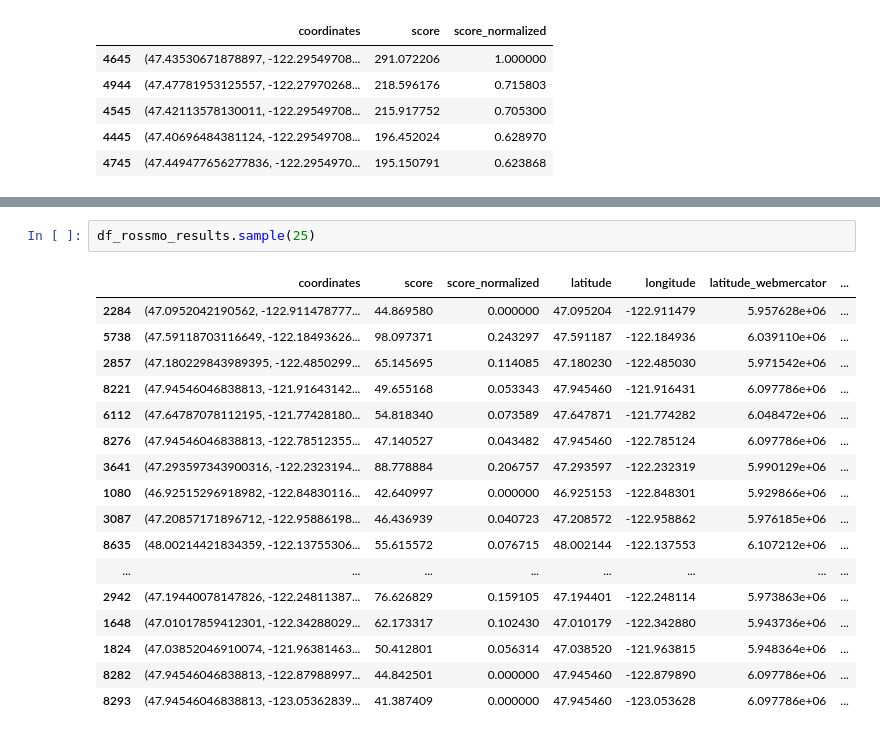
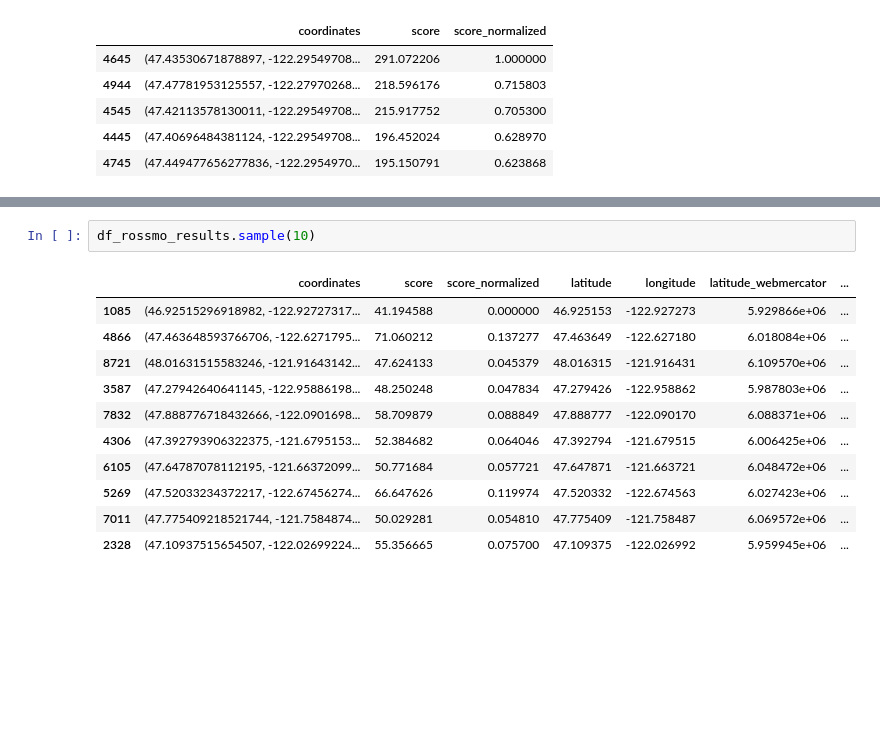
Before and after one commit to aufdemarbeitsmarkt/rossmo_et_ridgway, a Jupyter notebook: rossmo_et_ridgway/main_notebook.ipynb, the cells around one changed output, grey strips where cells are left out. Drawn from its saved outputs; the diff is of its cells as text; blank space fills up the shorter version.

```diff
--- a/rossmo_et_ridgway/main_notebook.ipynb
+++ b/rossmo_et_ridgway/main_notebook.ipynb
@@ -141,22 +130,16 @@ Loading BokehJS ...
 [interactive output not drawn]
 [interactive output not drawn]
 # %%
-df_rossmo_results.sample(25)
+df_rossmo_results.sample(10)
 # %% [output]
 |  | coordinates | score | score_normalized | latitude | longitude | latitude_webmercator | ... |
-| 2284 | (47.0952042190562, -122.911478777... | 44.869580 | 0.000000 | 47.095204 | -122.911479 | 5.957628e+06 | ... |
-| 5738 | (47.59118703116649, -122.18493626... | 98.097371 | 0.243297 | 47.591187 | -122.184936 | 6.039110e+06 | ... |
-| 2857 | (47.180229843989395, -122.4850299... | 65.145695 | 0.114085 | 47.180230 | -122.485030 | 5.971542e+06 | ... |
-| 8221 | (47.94546046838813, -121.91643142... | 49.655168 | 0.053343 | 47.945460 | -121.916431 | 6.097786e+06 | ... |
-| 6112 | (47.64787078112195, -121.77428180... | 54.818340 | 0.073589 | 47.647871 | -121.774282 | 6.048472e+06 | ... |
-| 8276 | (47.94546046838813, -122.78512355... | 47.140527 | 0.043482 | 47.945460 | -122.785124 | 6.097786e+06 | ... |
-| 3641 | (47.293597343900316, -122.2323194... | 88.778884 | 0.206757 | 47.293597 | -122.232319 | 5.990129e+06 | ... |
-| 1080 | (46.92515296918982, -122.84830116... | 42.640997 | 0.000000 | 46.925153 | -122.848301 | 5.929866e+06 | ... |
-| 3087 | (47.20857171896712, -122.95886198... | 46.436939 | 0.040723 | 47.208572 | -122.958862 | 5.976185e+06 | ... |
-| 8635 | (48.00214421834359, -122.13755306... | 55.615572 | 0.076715 | 48.002144 | -122.137553 | 6.107212e+06 | ... |
-| ... | ... | ... | ... | ... | ... | ... | ... |
-| 2942 | (47.19440078147826, -122.24811387... | 76.626829 | 0.159105 | 47.194401 | -122.248114 | 5.973863e+06 | ... |
-| 1648 | (47.01017859412301, -122.34288029... | 62.173317 | 0.102430 | 47.010179 | -122.342880 | 5.943736e+06 | ... |
-| 1824 | (47.03852046910074, -121.96381463... | 50.412801 | 0.056314 | 47.038520 | -121.963815 | 5.948364e+06 | ... |
-| 8282 | (47.94546046838813, -122.87988997... | 44.842501 | 0.000000 | 47.945460 | -122.879890 | 6.097786e+06 | ... |
-| 8293 | (47.94546046838813, -123.05362839... | 41.387409 | 0.000000 | 47.945460 | -123.053628 | 6.097786e+06 | ... |
+| 1085 | (46.92515296918982, -122.92727317... | 41.194588 | 0.000000 | 46.925153 | -122.927273 | 5.929866e+06 | ... |
+| 4866 | (47.463648593766706, -122.6271795... | 71.060212 | 0.137277 | 47.463649 | -122.627180 | 6.018084e+06 | ... |
+| 8721 | (48.01631515583246, -121.91643142... | 47.624133 | 0.045379 | 48.016315 | -121.916431 | 6.109570e+06 | ... |
+| 3587 | (47.27942640641145, -122.95886198... | 48.250248 | 0.047834 | 47.279426 | -122.958862 | 5.987803e+06 | ... |
+| 7832 | (47.888776718432666, -122.0901698... | 58.709879 | 0.088849 | 47.888777 | -122.090170 | 6.088371e+06 | ... |
+| 4306 | (47.392793906322375, -121.6795153... | 52.384682 | 0.064046 | 47.392794 | -121.679515 | 6.006425e+06 | ... |
+| 6105 | (47.64787078112195, -121.66372099... | 50.771684 | 0.057721 | 47.647871 | -121.663721 | 6.048472e+06 | ... |
+| 5269 | (47.52033234372217, -122.67456274... | 66.647626 | 0.119974 | 47.520332 | -122.674563 | 6.027423e+06 | ... |
+| 7011 | (47.775409218521744, -121.7584874... | 50.029281 | 0.054810 | 47.775409 | -121.758487 | 6.069572e+06 | ... |
+| 2328 | (47.10937515654507, -122.02699224... | 55.356665 | 0.075700 | 47.109375 | -122.026992 | 5.959945e+06 | ... |
```
Also changed, not shown: parts of 9 cells of this notebook.
